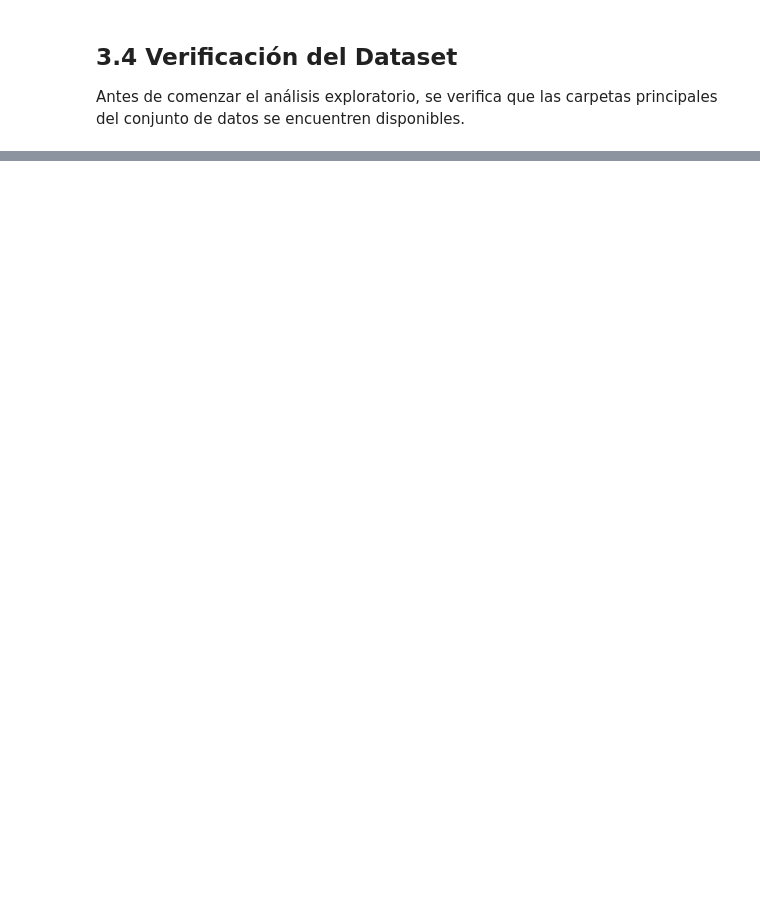
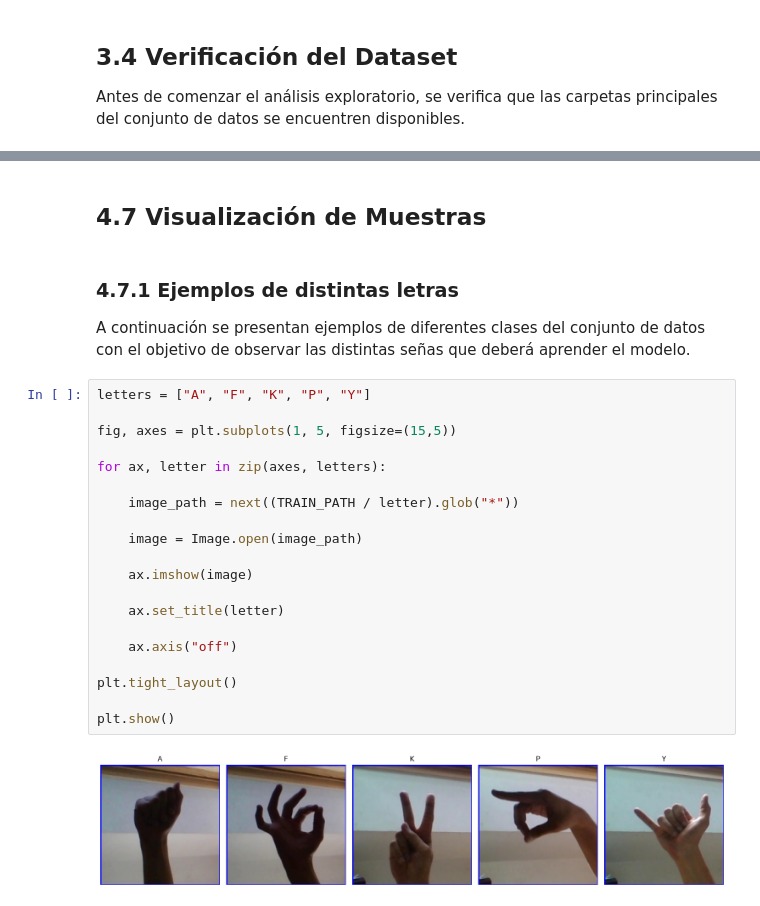
Before and after one commit to Emadlgg/Data_Science, a Jupyter notebook: Lab-DeepLearning/notebooks/Lab_DeepLearning.ipynb, the cells around one changed output, grey strips where cells are left out. Cells and saved outputs as stored; diff of their text form; blank space fills up the shorter version.

```diff
--- a/Lab-DeepLearning/notebooks/Lab_DeepLearning.ipynb
+++ b/Lab-DeepLearning/notebooks/Lab_DeepLearning.ipynb
@@ -97,0 +281,28 @@ print(f"Número de imágenes en Test: {len(list(TEST_PATH.glob('*')))}")
+# %% [markdown]
+## 4.7 Visualización de Muestras
+# %% [markdown]
+### 4.7.1 Ejemplos de distintas letras
+
+A continuación se presentan ejemplos de diferentes clases del conjunto de datos con el objetivo de observar las distintas señas que deberá aprender el modelo.
+# %%
+letters = ["A", "F", "K", "P", "Y"]
+
+fig, axes = plt.subplots(1, 5, figsize=(15,5))
+
+for ax, letter in zip(axes, letters):
+
+    image_path = next((TRAIN_PATH / letter).glob("*"))
+
+    image = Image.open(image_path)
+
+    ax.imshow(image)
+
+    ax.set_title(letter)
+
+    ax.axis("off")
+
+plt.tight_layout()
+
+plt.show()
+# %% [output]
+[figure, added]
```
Also changed, not shown: parts of 64 cells of this notebook, 2 other files.
